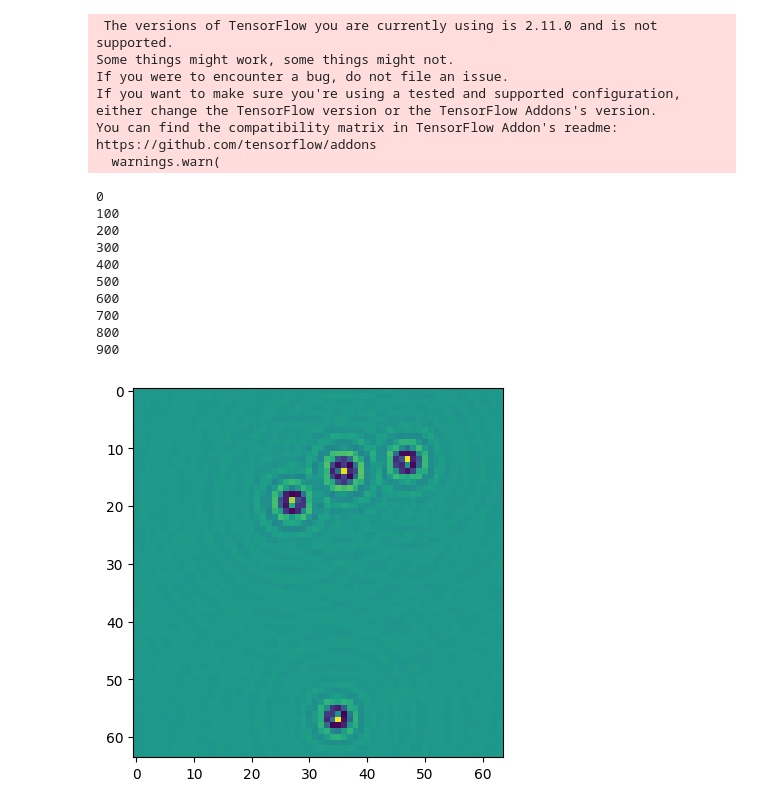
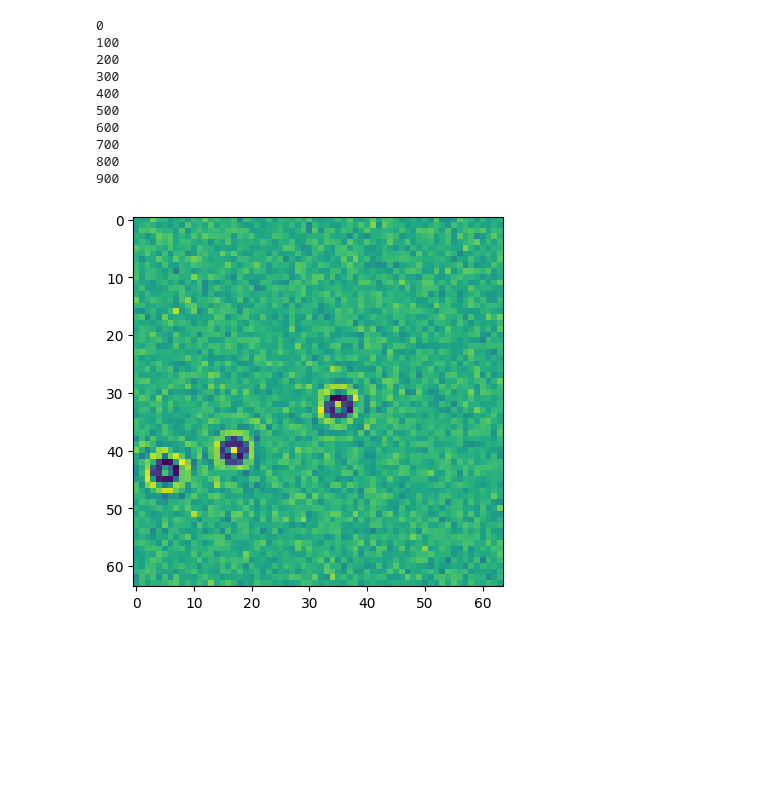
Before and after one commit to GideonJagen/ObjCentricVAE, a Jupyter notebook: train objVAE.ipynb, the cells around one changed output. Cells and saved outputs as stored; diff of their text form; code cells hidden in the pictures; blank space fills up the shorter version.

Commit message:
small plotting fixes

```diff
--- a/train objVAE.ipynb
+++ b/train objVAE.ipynb
@@ -210,51 +210,44 @@ import numpy as np
 image_size = 64
 
 particle = dt.MieSphere(
     refractive_index=1.55,
     radius=1e-6,
     z=lambda: np.random.uniform(-2, 2) * dt.units.um,
     position=lambda: np.random.uniform(5, image_size - 5, 2),
 )
 
 optics = dt.Brightfield(
     NA=0.4,
     magnification=5,
     resolution=3e-6,
     wavelength=0.6e-6,
     output_region=(0, 0, image_size, image_size),
 )
 
 # %%
 particles = particle ^ (lambda: np.random.randint(2, 6))
-image_pipeline = optics(particles)
+image_pipeline = optics(particles) >> dt.Gaussian(sigma=0.1)
 
 image_pipeline.update().plot()
 # %%
 
 # generate a dataset of 1000 images
 images = []
 for i in range(1000):
     if i % 100 == 0:
         print(i)
     images.append(image_pipeline.update()()._value)
 # %% [output]
- The versions of TensorFlow you are currently using is 2.11.0 and is not supported.
-Some things might work, some things might not.
-If you were to encounter a bug, do not file an issue.
-If you want to make sure you're using a tested and supported configuration, either change the TensorFlow version or the TensorFlow Addons's version.
-You can find the compatibility matrix in TensorFlow Addon's readme:
-https://github.com/tensorflow/addons
-  warnings.warn(
+0
+100
+200
+300
+400
+500
+600
+700
+800
+900
-0
-100
-200
-300
-400
-500
-600
-700
-800
-900
-[figure, old version]
+[figure, new version]
 # %%
 # convert to tensor
```
Also changed, not shown: parts of 3 cells of this notebook.
